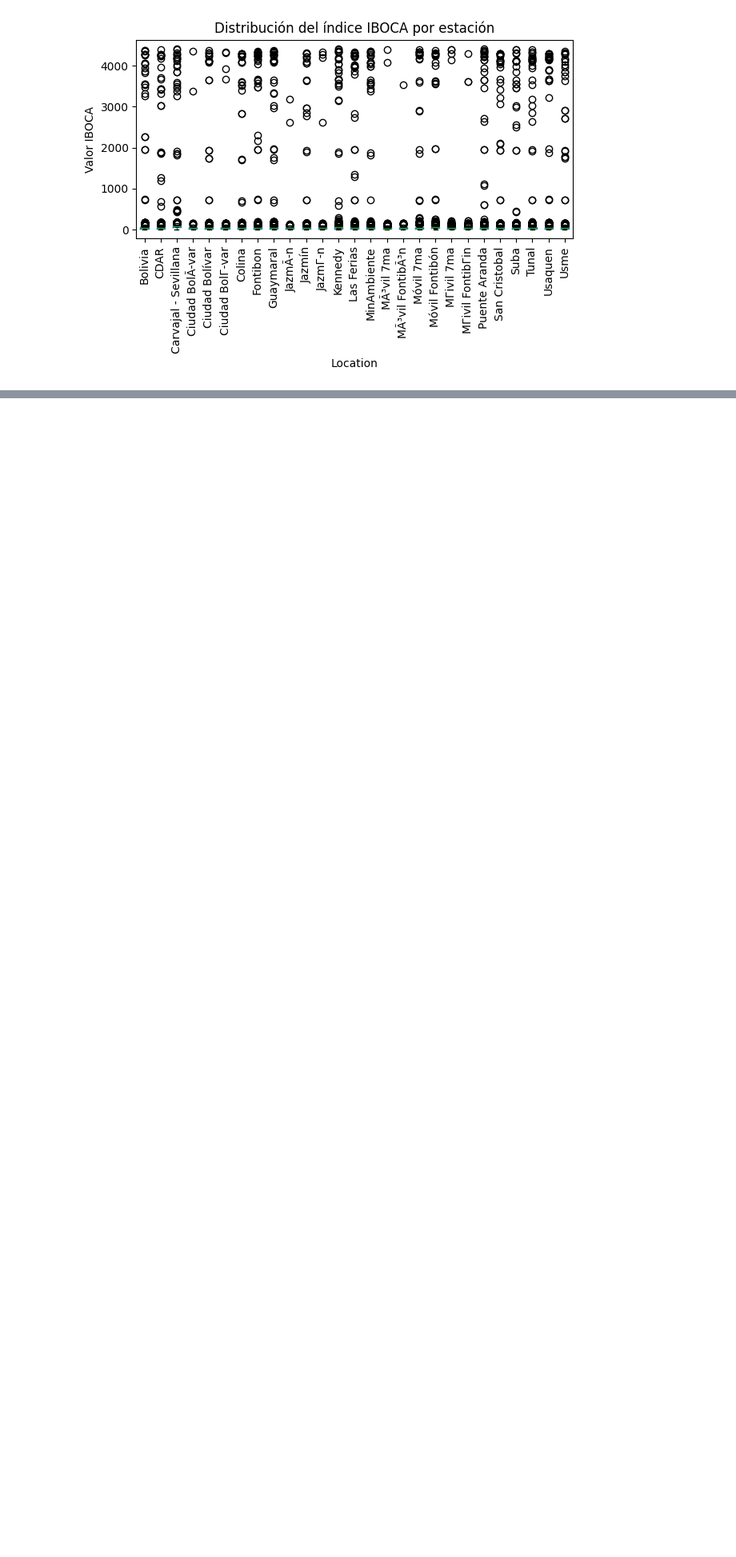
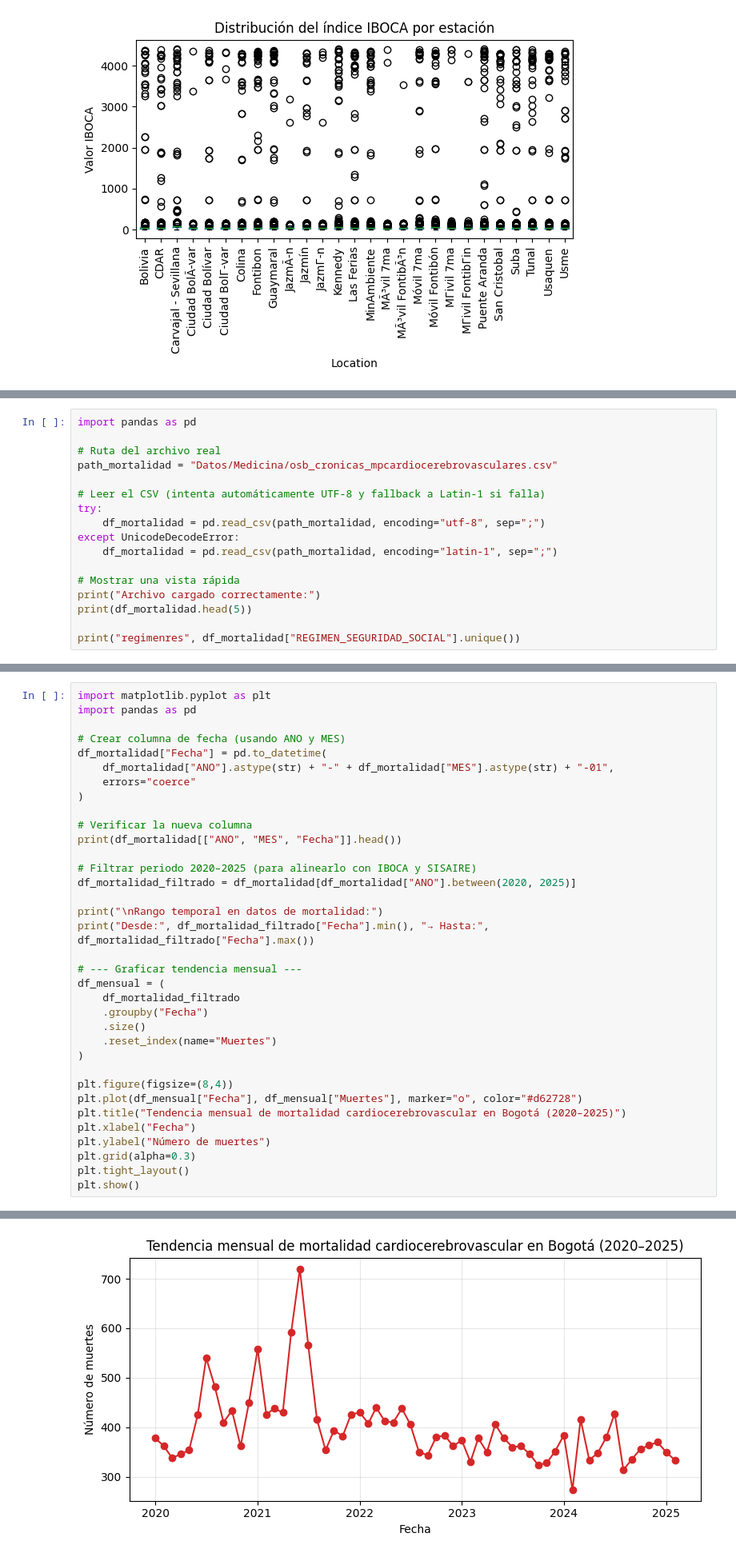
Before and after one commit to julianaduranl/P2_BI_Grupo9, a Jupyter notebook: notebook.ipynb, the cells around one changed output, grey strips where cells are left out. Shown: that part at 80% size. Saved outputs shown, nothing was run; the diff lists cells and outputs as text; blank space fills up the shorter version.

```diff
--- a/notebook.ipynb
+++ b/notebook.ipynb
@@ -423,0 +416,17 @@ plt.show()
+# %%
+import pandas as pd
+
+# Ruta del archivo real
+path_mortalidad = "Datos/Medicina/osb_cronicas_mpcardiocerebrovasculares.csv"
+
+# Leer el CSV (intenta automáticamente UTF-8 y fallback a Latin-1 si falla)
+try:
+    df_mortalidad = pd.read_csv(path_mortalidad, encoding="utf-8", sep=";")
+except UnicodeDecodeError:
+    df_mortalidad = pd.read_csv(path_mortalidad, encoding="latin-1", sep=";")
+
+# Mostrar una vista rápida
+print("Archivo cargado correctamente:")
+print(df_mortalidad.head(5))
+
+print("regimenres", df_mortalidad["REGIMEN_SEGURIDAD_SOCIAL"].unique())
@@ -423,0 +451,36 @@ plt.show()
+# %%
+import matplotlib.pyplot as plt
+import pandas as pd
+
+# Crear columna de fecha (usando ANO y MES)
+df_mortalidad["Fecha"] = pd.to_datetime(
+    df_mortalidad["ANO"].astype(str) + "-" + df_mortalidad["MES"].astype(str) + "-01",
+    errors="coerce"
+)
+
+# Verificar la nueva columna
+print(df_mortalidad[["ANO", "MES", "Fecha"]].head())
+
+# Filtrar periodo 2020–2025 (para alinearlo con IBOCA y SISAIRE)
+df_mortalidad_filtrado = df_mortalidad[df_mortalidad["ANO"].between(2020, 2025)]
+
+print("\nRango temporal en datos de mortalidad:")
+print("Desde:", df_mortalidad_filtrado["Fecha"].min(), "→ Hasta:", df_mortalidad_filtrado["Fecha"].max())
+
+# --- Graficar tendencia mensual ---
+df_mensual = (
+    df_mortalidad_filtrado
+    .groupby("Fecha")
+    .size()
+    .reset_index(name="Muertes")
+)
+
+plt.figure(figsize=(8,4))
+plt.plot(df_mensual["Fecha"], df_mensual["Muertes"], marker="o", color="#d62728")
+plt.title("Tendencia mensual de mortalidad cardiocerebrovascular en Bogotá (2020–2025)")
+plt.xlabel("Fecha")
+plt.ylabel("Número de muertes")
+plt.grid(alpha=0.3)
+plt.tight_layout()
+plt.show()
+# %% [output]
@@ -423,0 +496 @@ plt.show()
+[figure, added]
```
Also changed, not shown: parts of 19 cells of this notebook, 12 other files.
